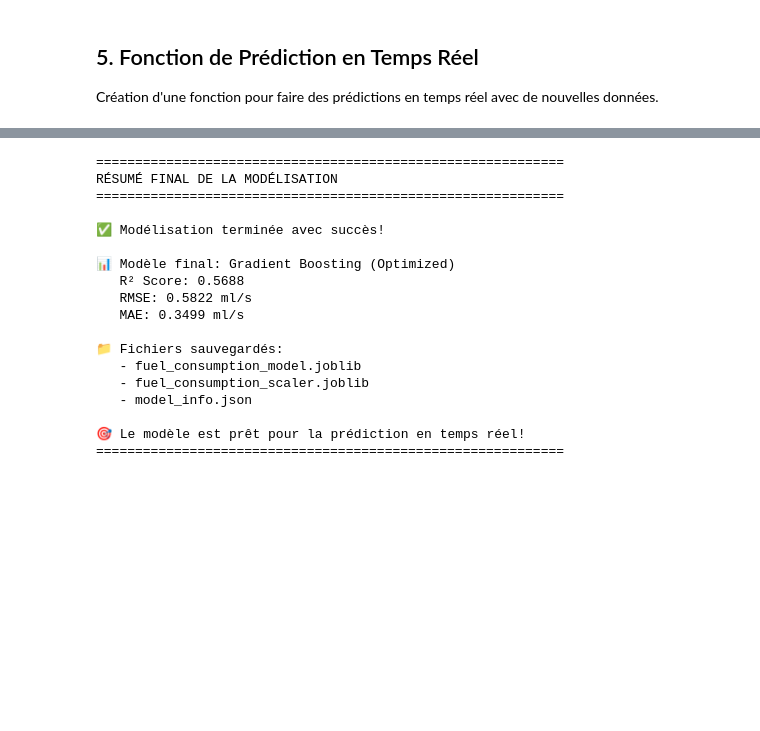
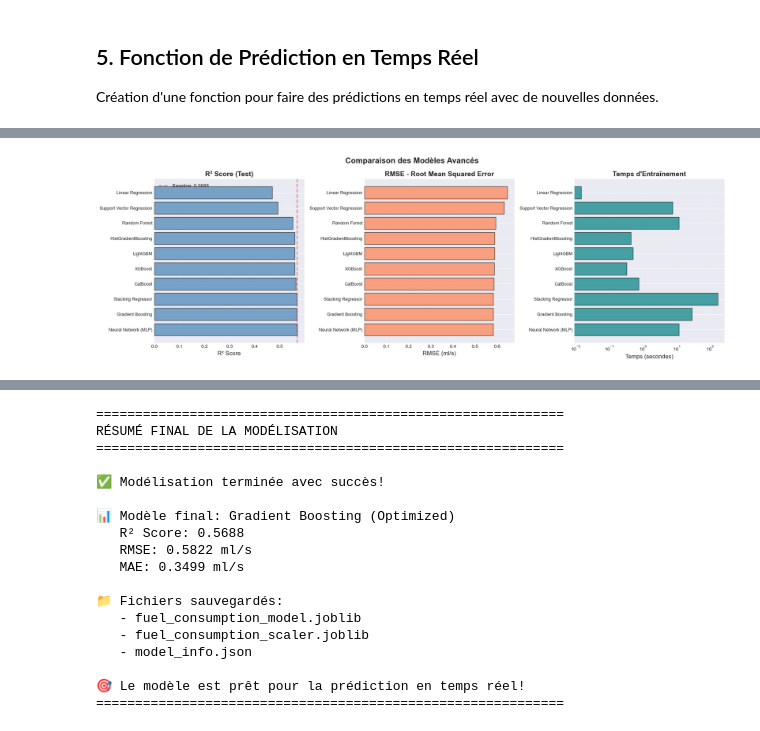
Before and after one commit to cloberdede/GreenAIProjet, a Jupyter notebook: Projet.ipynb, the cells around one changed output, grey strips where cells are left out. Saved outputs shown, nothing was run; the diff lists cells and outputs as text; code cells hidden in the pictures; blank space fills up the shorter version.

```diff
--- a/Projet.ipynb
+++ b/Projet.ipynb
@@ -1620,0 +1989,39 @@ Conditions:
+# %%
+# Visualisation de la comparaison des modèles avancés
+fig, axes = plt.subplots(1, 3, figsize=(18, 6))
+fig.suptitle('Comparaison des Modèles Avancés', fontsize=16, fontweight='bold')
+
+# Top 10 modèles pour la visualisation
+top_models = all_results_df.head(10)
+
+# Graphique 1: R² Score
+axes[0].barh(range(len(top_models)), top_models['test_r2'], color='steelblue', edgecolor='black', alpha=0.7)
+axes[0].set_yticks(range(len(top_models)))
+axes[0].set_yticklabels(top_models['model_name'], fontsize=9)
+axes[0].set_xlabel('R² Score', fontsize=12)
+axes[0].set_title('R² Score (Test)', fontsize=14, fontweight='bold')
+axes[0].grid(True, alpha=0.3, axis='x')
+axes[0].axvline(baseline_r2, color='red', linestyle='--', linewidth=2, alpha=0.5, label=f'Baseline: {baseline_r2:.4f}')
+axes[0].legend()
+
+# Graphique 2: RMSE
+axes[1].barh(range(len(top_models)), top_models['test_rmse'], color='coral', edgecolor='black', alpha=0.7)
+axes[1].set_yticks(range(len(top_models)))
+axes[1].set_yticklabels(top_models['model_name'], fontsize=9)
+axes[1].set_xlabel('RMSE (ml/s)', fontsize=12)
+axes[1].set_title('RMSE - Root Mean Squared Error', fontsize=14, fontweight='bold')
+axes[1].grid(True, alpha=0.3, axis='x')
+
+# Graphique 3: Temps d'entraînement
+axes[2].barh(range(len(top_models)), top_models['train_time'], color='teal', edgecolor='black', alpha=0.7)
+axes[2].set_yticks(range(len(top_models)))
+axes[2].set_yticklabels(top_models['model_name'], fontsize=9)
+axes[2].set_xlabel('Temps (secondes)', fontsize=12)
+axes[2].set_title('Temps d\'Entraînement', fontsize=14, fontweight='bold')
+axes[2].grid(True, alpha=0.3, axis='x')
+axes[2].set_xscale('log')  # Échelle logarithmique pour mieux voir les différences
+
+plt.tight_layout()
+plt.show()
+# %% [output]
+[figure, added]
```
Also changed, not shown: parts of 35 cells of this notebook, 10 other files.
